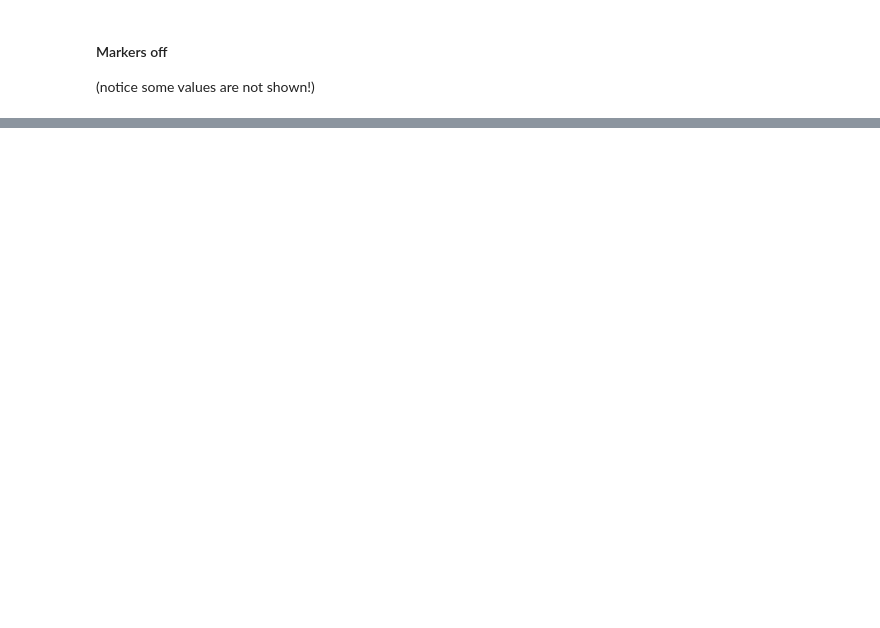
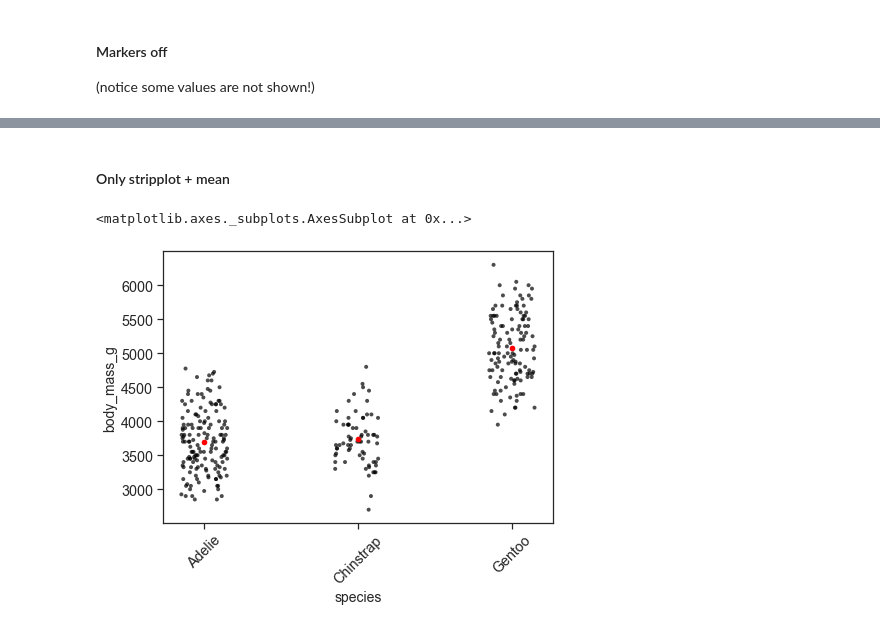
Before and after one commit to liel-cohen/LielTools, a Jupyter notebook: plots_examp.ipynb, the cells around one changed output, grey strips where cells are left out. Saved outputs shown, nothing was run; the diff lists cells and outputs as text; code cells hidden in the pictures; blank space fills up the shorter version.

```diff
--- a/plots_examp.ipynb
+++ b/plots_examp.ipynb
@@ -133,0 +205,12 @@ ax = PlotTools.parallele_coordinates_plot(iris_df, class_column='species', cmap=
+# %% [markdown]
+#### Only stripplot + mean
+# %%
+PlotTools.plot_boxplot(peng_df["species"], # x values series
+             peng_df["body_mass_g"], # y values series
+             figsize=(7, 5), boxplot=False,
+             font_scale=1.3,
+             add_mean=True, mean_marker='o',
+             mean_size=7)
+# %% [output]
+<matplotlib.axes._subplots.AxesSubplot at 0x...>
+[figure, added]
```
Also changed, not shown: parts of 18 cells of this notebook, 2 other files.
